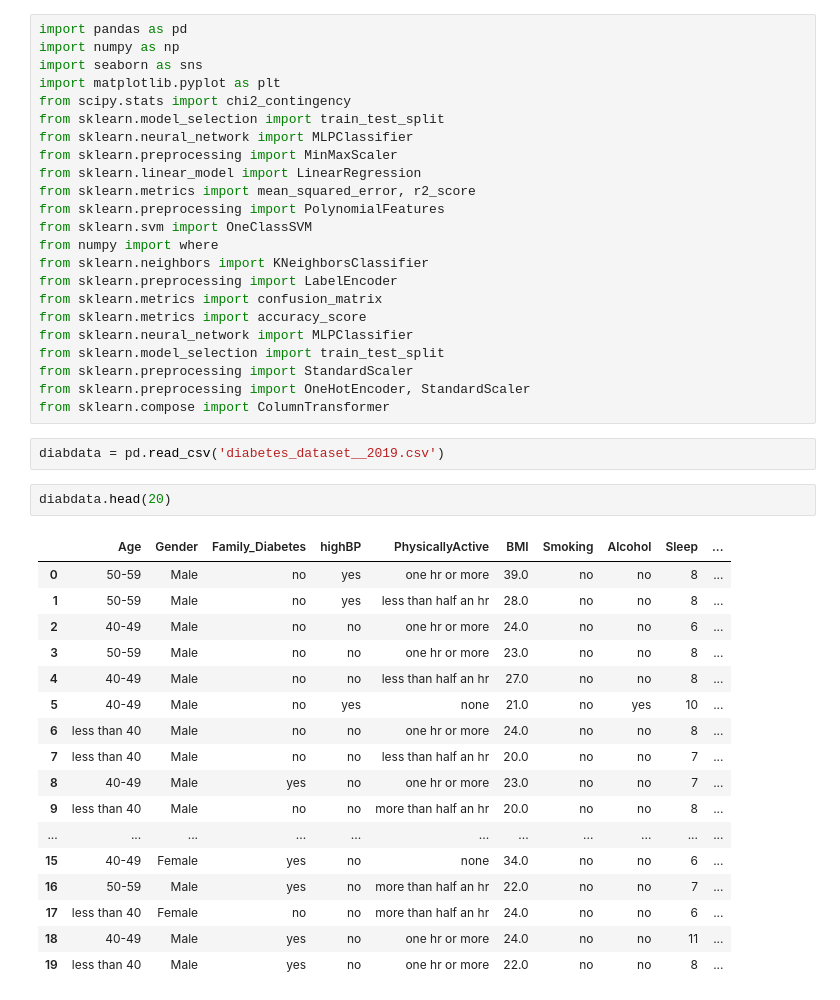
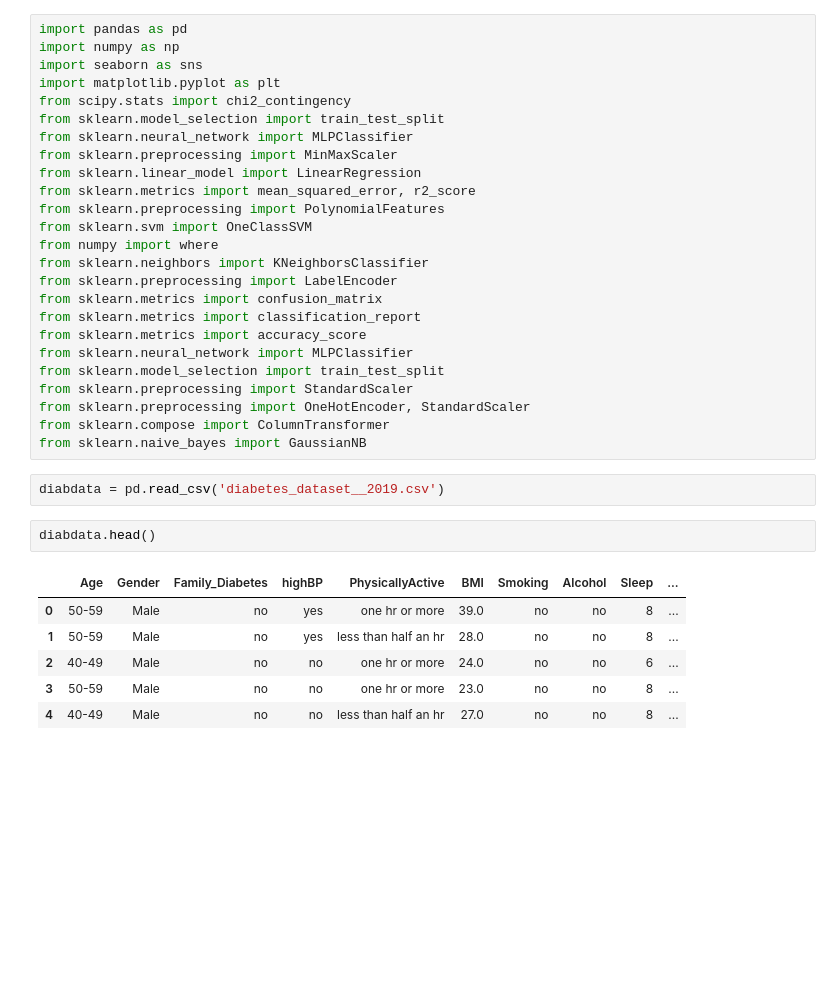
Before and after one commit to MartinYossifov/ECS-171-Project, a Jupyter notebook: ECS171Proj.ipynb, the cells around one changed output. Drawn from its saved outputs; the diff is of its cells as text; blank space fills up the shorter version.

```diff
--- a/ECS171Proj.ipynb
+++ b/ECS171Proj.ipynb
@@ -15,31 +15,22 @@ from numpy import where
 from sklearn.neighbors import KNeighborsClassifier
 from sklearn.preprocessing import LabelEncoder
 from sklearn.metrics import confusion_matrix
+from sklearn.metrics import classification_report
 from sklearn.metrics import accuracy_score
 from sklearn.neural_network import MLPClassifier
 from sklearn.model_selection import train_test_split
 from sklearn.preprocessing import StandardScaler
 from sklearn.preprocessing import OneHotEncoder, StandardScaler
 from sklearn.compose import ColumnTransformer
+from sklearn.naive_bayes import GaussianNB
 # %%
 diabdata = pd.read_csv('diabetes_dataset__2019.csv')
 # %%
-diabdata.head(20)
+diabdata.head()
 # %% [output]
 |  | Age | Gender | Family_Diabetes | highBP | PhysicallyActive | BMI | Smoking | Alcohol | Sleep | ... |
 | 0 | 50-59 | Male | no | yes | one hr or more | 39.0 | no | no | 8 | ... |
 | 1 | 50-59 | Male | no | yes | less than half an hr | 28.0 | no | no | 8 | ... |
 | 2 | 40-49 | Male | no | no | one hr or more | 24.0 | no | no | 6 | ... |
 | 3 | 50-59 | Male | no | no | one hr or more | 23.0 | no | no | 8 | ... |
 | 4 | 40-49 | Male | no | no | less than half an hr | 27.0 | no | no | 8 | ... |
-| 5 | 40-49 | Male | no | yes | none | 21.0 | no | yes | 10 | ... |
-| 6 | less than 40 | Male | no | no | one hr or more | 24.0 | no | no | 8 | ... |
-| 7 | less than 40 | Male | no | no | less than half an hr | 20.0 | no | no | 7 | ... |
-| 8 | 40-49 | Male | yes | no | one hr or more | 23.0 | no | no | 7 | ... |
-| 9 | less than 40 | Male | no | no | more than half an hr | 20.0 | no | no | 8 | ... |
-| ... | ... | ... | ... | ... | ... | ... | ... | ... | ... | ... |
-| 15 | 40-49 | Female | yes | no | none | 34.0 | no | no | 6 | ... |
-| 16 | 50-59 | Male | yes | no | more than half an hr | 22.0 | no | no | 7 | ... |
-| 17 | less than 40 | Female | no | no | more than half an hr | 24.0 | no | no | 6 | ... |
-| 18 | 40-49 | Male | yes | no | one hr or more | 24.0 | no | no | 11 | ... |
-| 19 | less than 40 | Male | yes | no | one hr or more | 22.0 | no | no | 8 | ... |
```
Also changed, not shown: parts of 26 cells of this notebook.
